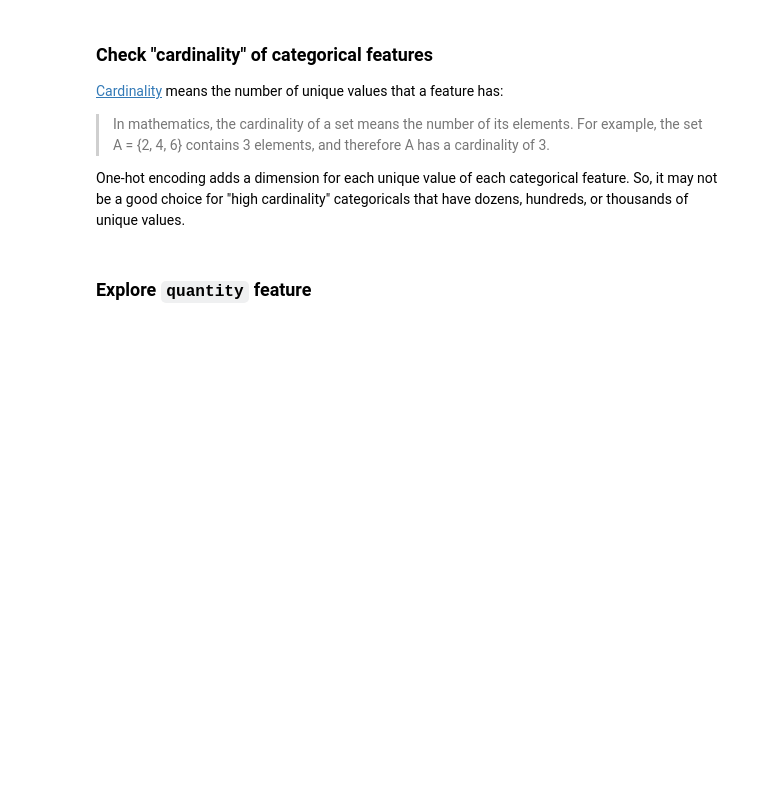
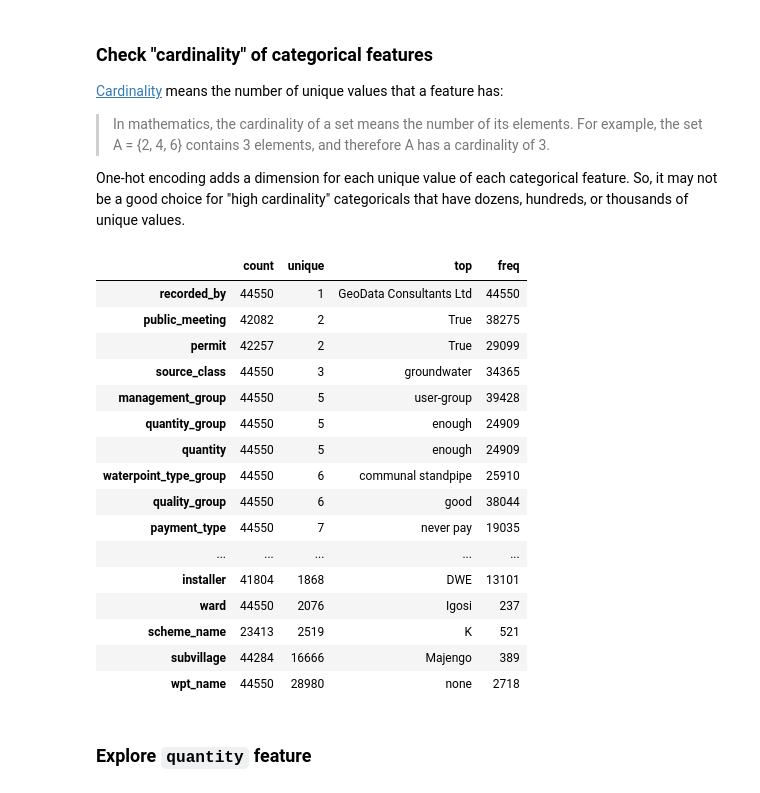
Before and after one commit to LambdaSchool/DEPRECATED-DS-Unit-2-Linear-Models, a Jupyter notebook: module4-logistic-regression/logistic_regression.ipynb, the cells around one changed output. Saved outputs shown, nothing was run; the diff lists cells and outputs as text; code cells hidden in the pictures; blank space fills up the shorter version.

```diff
--- a/module4-logistic-regression/logistic_regression.ipynb
+++ b/module4-logistic-regression/logistic_regression.ipynb
@@ -361,6 +385,26 @@ dtype: int64
 > In mathematics, the cardinality of a set means the number of its elements. For example, the set A = {2, 4, 6} contains 3 elements, and therefore A has a cardinality of 3.
 
 One-hot encoding adds a dimension for each unique value of each categorical feature. So, it may not be a good choice for "high cardinality" categoricals that have dozens, hundreds, or thousands of unique values.
+# %%
+x_train.describe(exclude='number').T.sort_values(by='unique')
+# %% [output]
+|  | count | unique | top | freq |
+| recorded_by | 44550 | 1 | GeoData Consultants Ltd | 44550 |
+| public_meeting | 42082 | 2 | True | 38275 |
+| permit | 42257 | 2 | True | 29099 |
+| source_class | 44550 | 3 | groundwater | 34365 |
+| management_group | 44550 | 5 | user-group | 39428 |
+| quantity_group | 44550 | 5 | enough | 24909 |
+| quantity | 44550 | 5 | enough | 24909 |
+| waterpoint_type_group | 44550 | 6 | communal standpipe | 25910 |
+| quality_group | 44550 | 6 | good | 38044 |
+| payment_type | 44550 | 7 | never pay | 19035 |
+| ... | ... | ... | ... | ... |
+| installer | 41804 | 1868 | DWE | 13101 |
+| ward | 44550 | 2076 | Igosi | 237 |
+| scheme_name | 23413 | 2519 | K | 521 |
+| subvillage | 44284 | 16666 | Majengo | 389 |
+| wpt_name | 44550 | 28980 | none | 2718 |
 # %% [markdown]
 ### Explore `quantity` feature
 # %%
```
Also changed, not shown: parts of 10 cells of this notebook, 3 other files.
